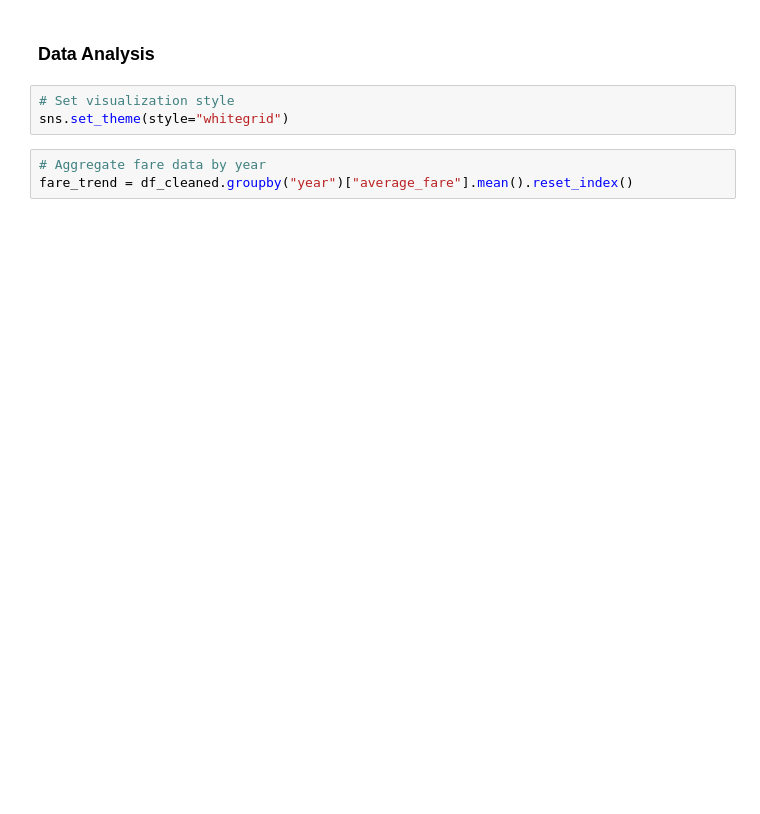
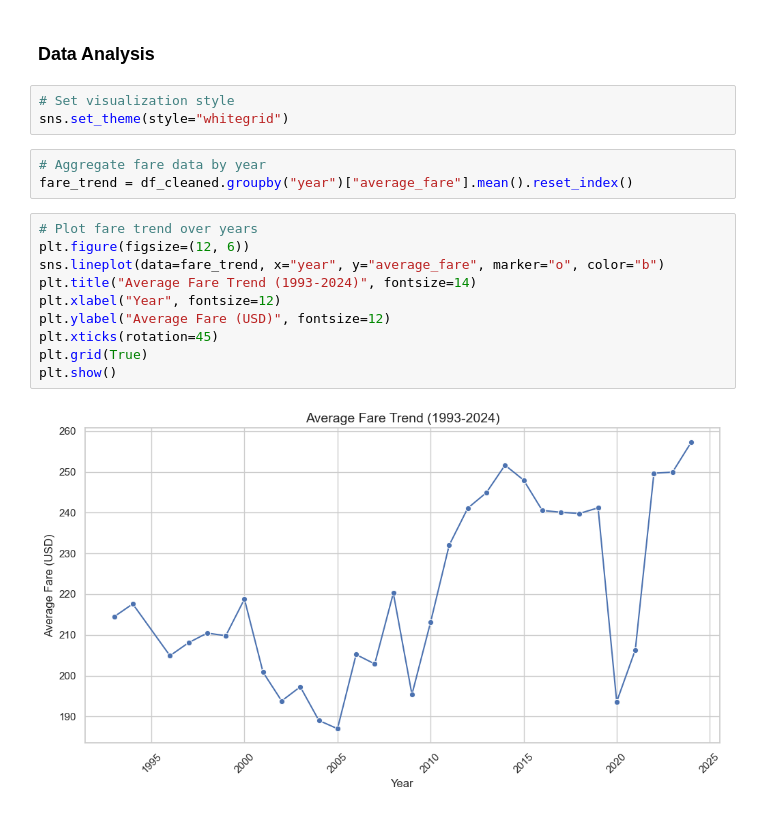
Before and after one commit to CamdenBeck/Project_03, a Jupyter notebook: Kelvin/data.ipynb, the cells around one changed output. Saved outputs shown, nothing was run; the diff lists cells and outputs as text; blank space fills up the shorter version.

```diff
--- a/Kelvin/data.ipynb
+++ b/Kelvin/data.ipynb
@@ -146,3 +147,15 @@ sns.set_theme(style="whitegrid")
 # %%
 # Aggregate fare data by year
 fare_trend = df_cleaned.groupby("year")["average_fare"].mean().reset_index()
+# %%
+# Plot fare trend over years
+plt.figure(figsize=(12, 6))
+sns.lineplot(data=fare_trend, x="year", y="average_fare", marker="o", color="b")
+plt.title("Average Fare Trend (1993-2024)", fontsize=14)
+plt.xlabel("Year", fontsize=12)
+plt.ylabel("Average Fare (USD)", fontsize=12)
+plt.xticks(rotation=45)
+plt.grid(True)
+plt.show()
+# %% [output]
+[figure, added]
```
Also changed, not shown: parts of 9 cells of this notebook, 1 other file.
